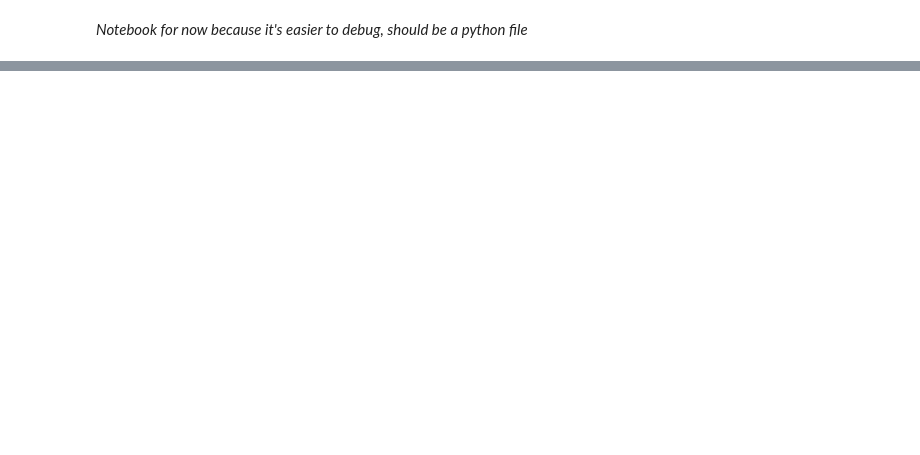
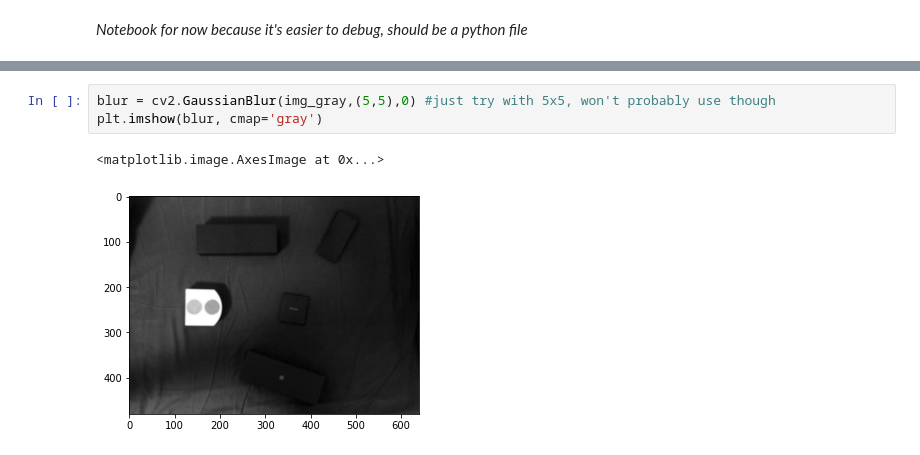
Before and after one commit to AntoineDelaloye/mobile_robotics_project, a Jupyter notebook: Vision.ipynb, the cells around one changed output, grey strips where cells are left out. Saved outputs shown, nothing was run; the diff lists cells and outputs as text; blank space fills up the shorter version.

```diff
--- a/Vision.ipynb
+++ b/Vision.ipynb
@@ -60,0 +117,6 @@ class Vision:
+# %%
+blur = cv2.GaussianBlur(img_gray,(5,5),0) #just try with 5x5, won't probably use though
+plt.imshow(blur, cmap='gray')
+# %% [output]
+<matplotlib.image.AxesImage at 0x...>
+[figure, added]
```
Also changed, not shown: parts of 34 cells of this notebook.
